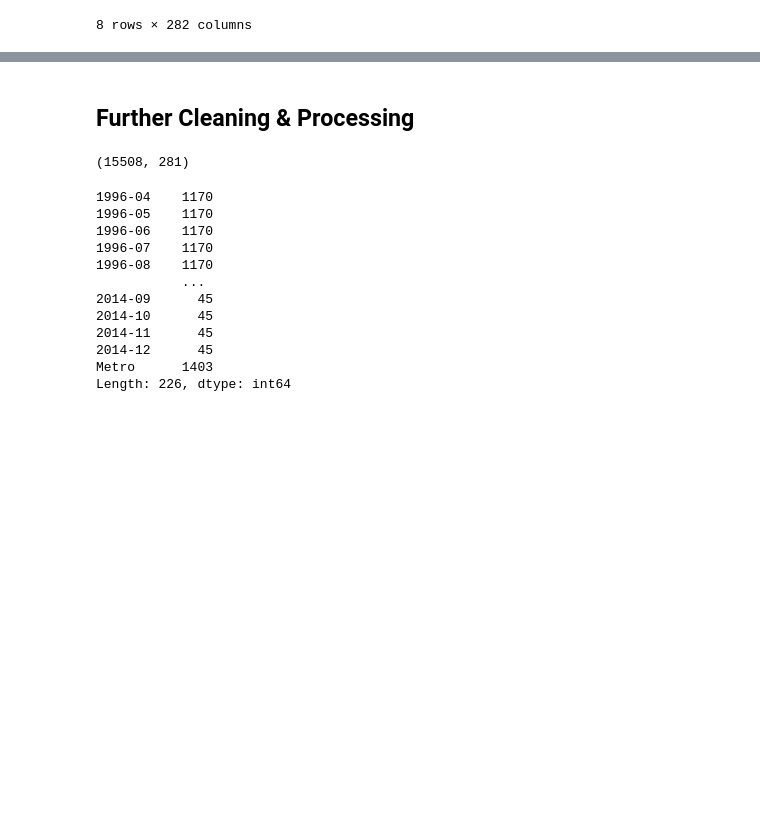
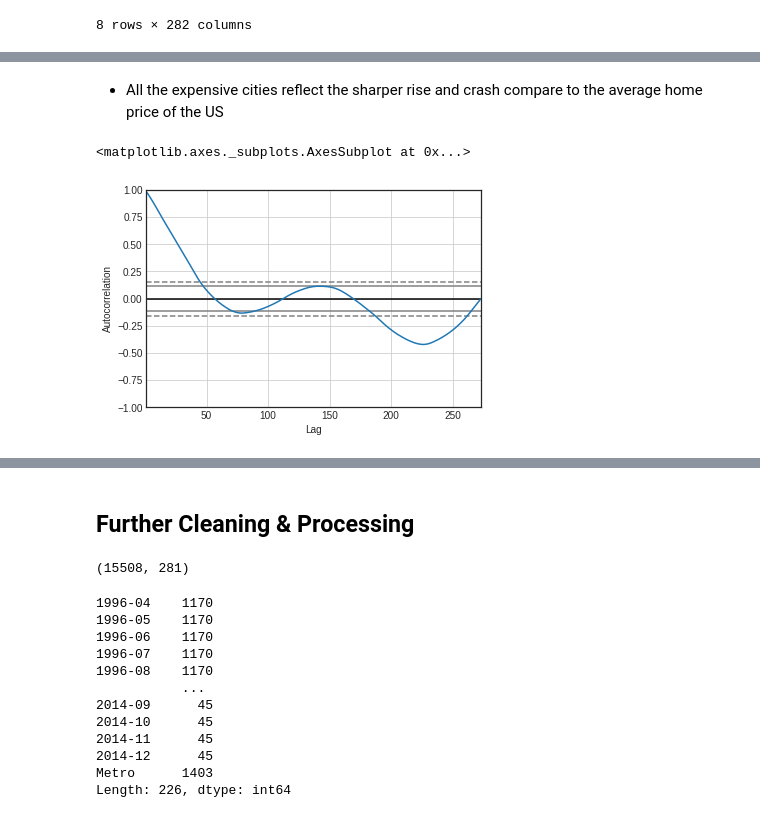
Before and after one commit to psylanrex/notebooks, a Jupyter notebook: re_main.ipynb, the cells around one changed output, grey strips where cells are left out. Drawn from its saved outputs; the diff is of its cells as text; code cells hidden in the pictures; blank space fills up the shorter version.

```diff
--- a/re_main.ipynb
+++ b/re_main.ipynb
@@ -344,0 +408,7 @@ top_cities_df
+# %% [markdown]
+* All the expensive cities reflect the sharper rise and crash compare to the average home price of the US
+# %%
+pd.plotting.autocorrelation_plot(house_price_top_cities_v_us['Atherton'])
+# %% [output]
+<matplotlib.axes._subplots.AxesSubplot at 0x...>
+[figure, added]
```
Also changed, not shown: parts of 10 cells of this notebook.
